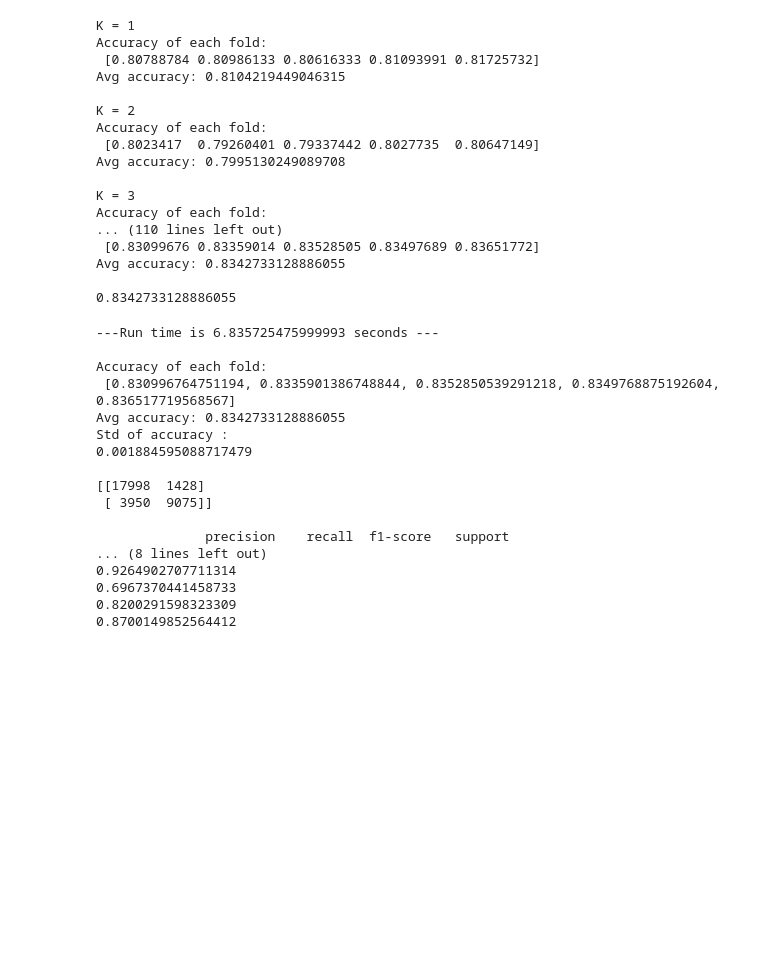
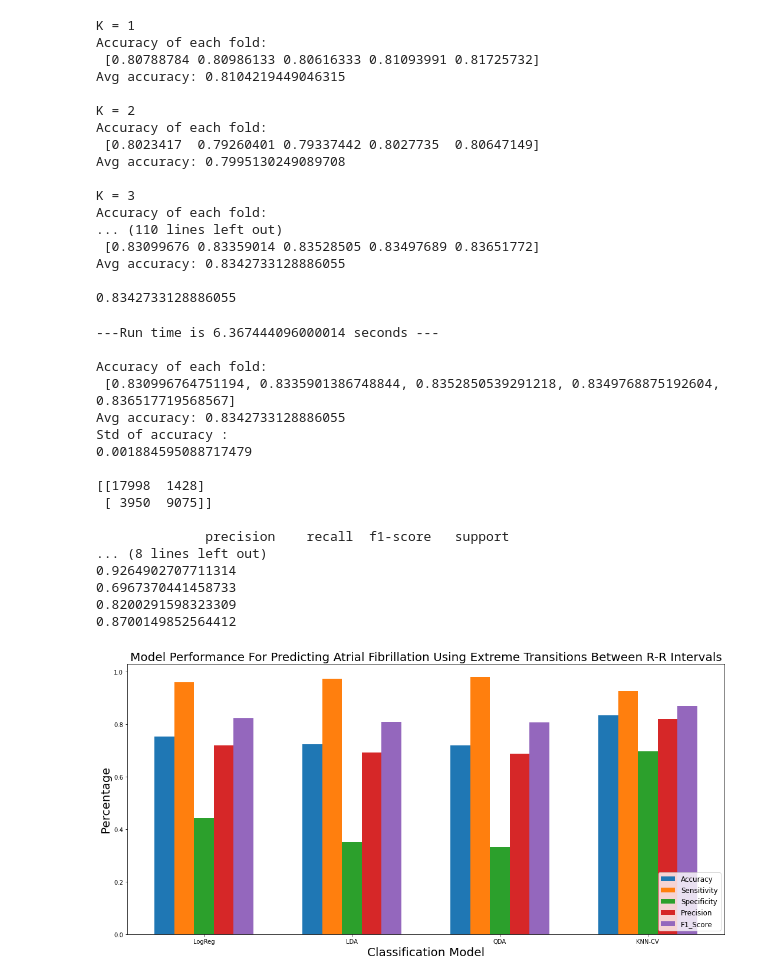
Before and after one commit to JustinGuo03/Afib-svsm, a Jupyter notebook: ExtrTransClassifiers.ipynb, the cells around one changed output. Drawn from its saved outputs; the diff is of its cells as text; code cells hidden in the pictures; blank space fills up the shorter version.

```diff
--- a/ExtrTransClassifiers.ipynb
+++ b/ExtrTransClassifiers.ipynb
@@ -118,11 +121,13 @@ print(specificity)
 print(precision)
 print(f1_score)
 
-
+statextrtrans_dic["Run Time"].append(elapsed)
 statextrtrans_dic['Accuracy'].append(np.mean(acc_score))
 statextrtrans_dic['Standard Error'].append(np.std(acc_score))
 statextrtrans_dic['Sensitivity'].append(sensitivity)
 statextrtrans_dic['Specificity'].append(specificity)
 statextrtrans_dic['Precision'].append(precision)
 statextrtrans_dic['F1_Score'].append(f1_score)
+
+indaccs['LogReg'] = acc_score
 # %% [output]
@@ -196,11 +201,13 @@ print(specificity)
 print(precision)
 print(f1_score)
 
-
+statextrtrans_dic["Run Time"].append(elapsed)
 statextrtrans_dic['Accuracy'].append(np.mean(acc_score))
 statextrtrans_dic['Standard Error'].append(np.std(acc_score))
 statextrtrans_dic['Sensitivity'].append(sensitivity)
 statextrtrans_dic['Specificity'].append(specificity)
 statextrtrans_dic['Precision'].append(precision)
 statextrtrans_dic['F1_Score'].append(f1_score)
+
+indaccs['LDA'] = acc_score
 # %% [output]
@@ -274,11 +281,13 @@ print(specificity)
 print(precision)
 print(f1_score)
 
-
+statextrtrans_dic["Run Time"].append(elapsed)
 statextrtrans_dic['Accuracy'].append(np.mean(acc_score))
 statextrtrans_dic['Standard Error'].append(np.std(acc_score))
 statextrtrans_dic['Sensitivity'].append(sensitivity)
 statextrtrans_dic['Specificity'].append(specificity)
 statextrtrans_dic['Precision'].append(precision)
 statextrtrans_dic['F1_Score'].append(f1_score)
+
+indaccs['QDA'] = acc_score
 # %% [output]
@@ -387,15 +396,17 @@ print(specificity)
 print(precision)
 print(f1_score)
 
-
+statextrtrans_dic["Run Time"].append(elapsed)
 statextrtrans_dic['Accuracy'].append(np.mean(acc_score))
 statextrtrans_dic['Standard Error'].append(np.std(acc_score))
 statextrtrans_dic['Sensitivity'].append(sensitivity)
 statextrtrans_dic['Specificity'].append(specificity)
 statextrtrans_dic['Precision'].append(precision)
 statextrtrans_dic['F1_Score'].append(f1_score)
+
+indaccs['KNN-CV'] = acc_score
 # %% [output]
----Run time is 6.835725475999993 seconds ---
+---Run time is 6.367444096000014 seconds ---
 
 Accuracy of each fold:
  [0.830996764751194, 0.8335901386748844, 0.8352850539291218, 0.8349768875192604, 0.836517719568567]
@@ -412,3 +423,39 @@ Std of accuracy :
 0.6967370441458733
 0.8200291598323309
 0.8700149852564412
+# %%
+models = ['LogReg', 'LDA', 'QDA', 'KNN-CV']
+accuracies = statextrtrans_dic["Accuracy"]
+sensitivities = statextrtrans_dic["Sensitivity"]
+specificities = statextrtrans_dic["Specificity"]
+precisions = statextrtrans_dic["Precision"]
+f1_scores = statextrtrans_dic["F1_Score"]
+
+
+
+x = 6*np.arange(len(models))
+width = 0.8
+
+fig, ax = plt.subplots(figsize=(15, 7.5))
+acc = ax.bar(x-width*2, accuracies, width, label='Accuracy')
+sen = ax.bar(x-width, sensitivities, width, label='Sensitivity')
+spe = ax.bar(x,specificities, width, label='Specificity')
+pre = ax.bar(x+width, precisions, width, label='Precision')
+f1 = ax.bar(x+width*2 , f1_scores, width, label='F1_Score')
+
+ax.set_xlabel('Classification Model', fontsize=20)
+ax.set_ylabel('Percentage', fontsize=20)
+ax.set_title('Model Performance For Predicting Atrial Fibrillation Using Extreme Transitions Between R-R Intervals', fontsize=20)
+ax.set_xticks(x)
+ax.set_xticklabels(models)
+ax.legend()
+
+
+fig.tight_layout()
+
+plt.legend(loc="lower right", prop={'size': 12})
+plt.show()
+
+fig.savefig('ExtremeTransitionsModel.png')
+# %% [output]
+[figure, added]
```
Also changed, not shown: parts of 6 cells of this notebook, 7 other files.
